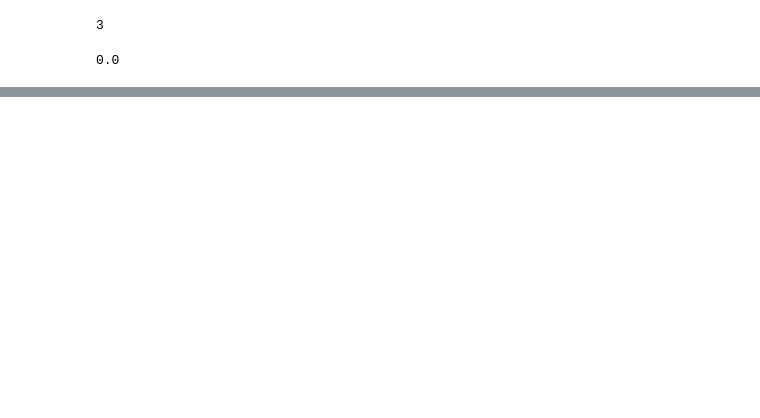
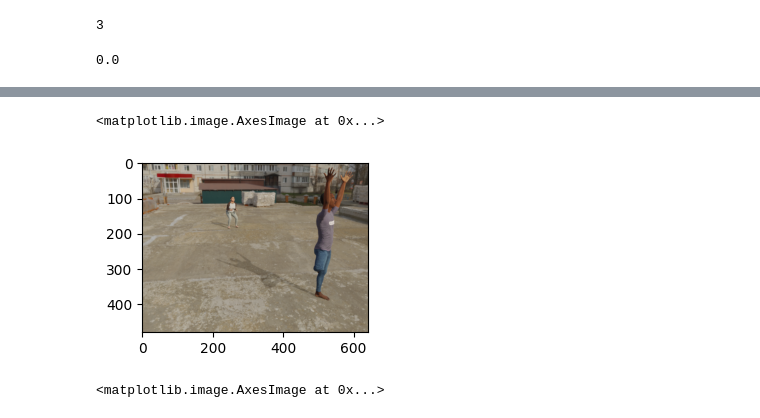
Before and after one commit to kvkirya/pt-ai, a Jupyter notebook: notebooks/New_IOU_function.ipynb, the cells around one changed output, grey strips where cells are left out. Saved outputs shown, nothing was run; the diff lists cells and outputs as text; code cells hidden in the pictures; blank space fills up the shorter version.

```diff
--- a/notebooks/New_IOU_function.ipynb
+++ b/notebooks/New_IOU_function.ipynb
@@ -135,0 +254,12 @@ the_function(rect_1, rect_1)
+# %%
+fig = plt.figure()
+ax = fig.add_subplot(121)
+ax.imshow(plt.imread('/Users/abou48862/code/kvkirya/pt-ai/raw_data/00/00000003.rgb.png'))
+# %% [output]
+<matplotlib.image.AxesImage at 0x...>
+[figure, added]
+# %%
+ax1 = fig.add_subplot(222)
+ax1.imshow(image[y0:y0+height , x0:x0+width, :])
+# %% [output]
+<matplotlib.image.AxesImage at 0x...>
```
Also changed, not shown: parts of 24 cells of this notebook.
